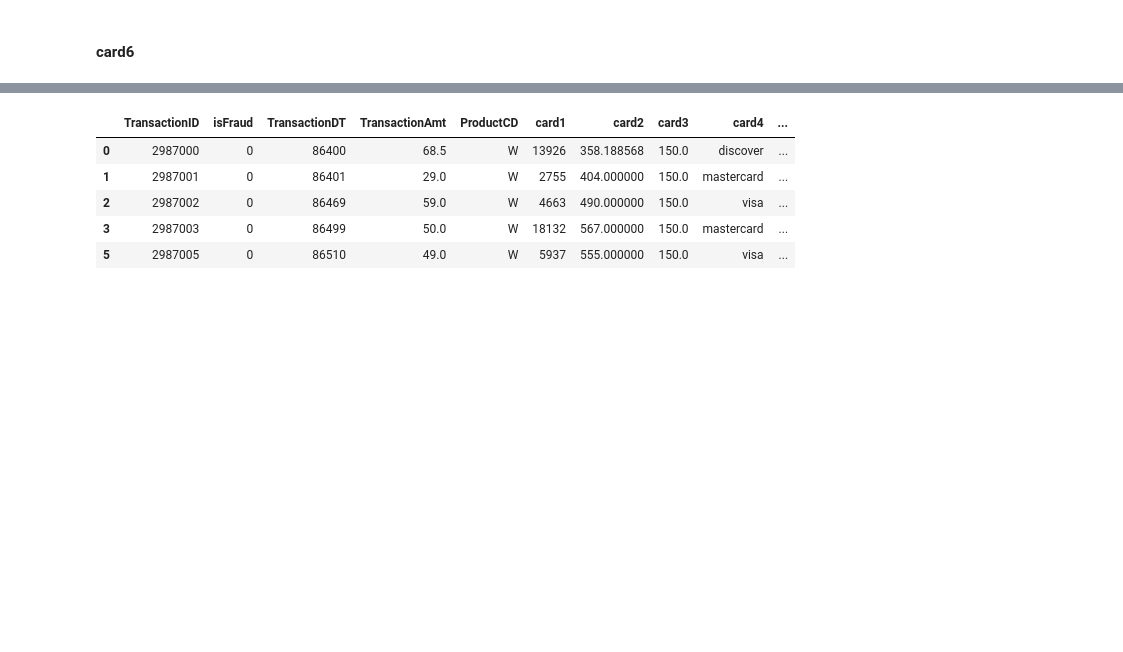
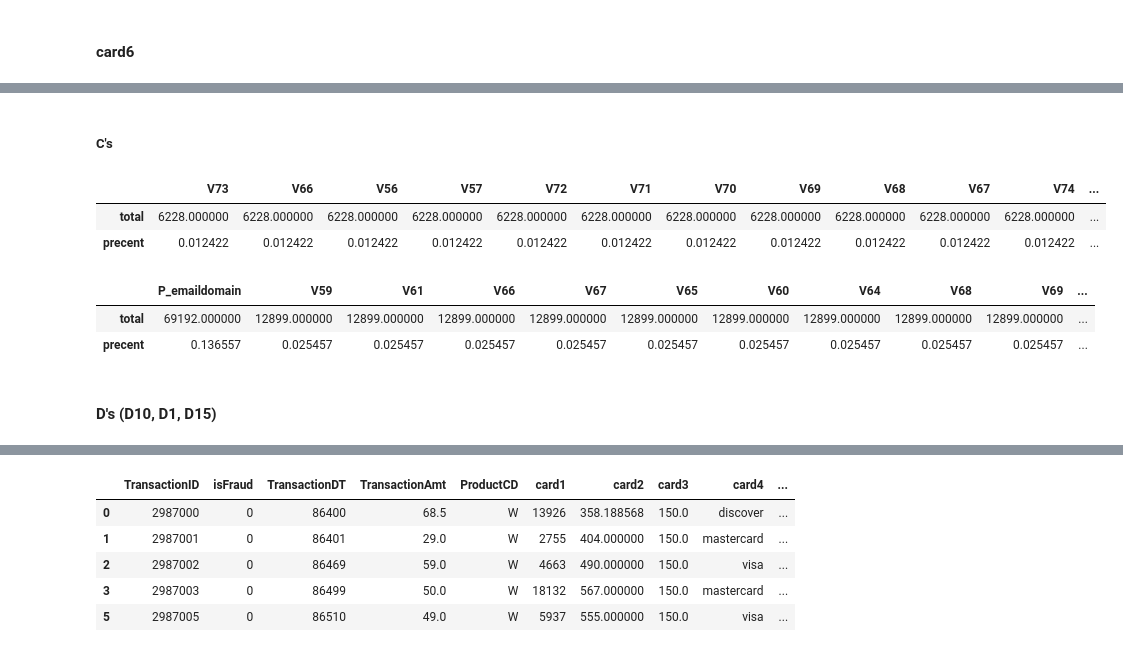
Before and after one commit to KickItLikeShika/cracking-kaggle-competitions, a Jupyter notebook: IEEE-CIS Fraud Detection/NewIEEE.ipynb, the cells around one changed output, grey strips where cells are left out. Saved outputs shown, nothing was run; the diff lists cells and outputs as text; code cells hidden in the pictures; blank space fills up the shorter version.

Commit message:
cleaning the data

```diff
--- a/IEEE-CIS Fraud Detection/NewIEEE.ipynb
+++ b/IEEE-CIS Fraud Detection/NewIEEE.ipynb
@@ -618,0 +658,19 @@ test['card5'] = test['card5'].fillna(train['card5'].mean())
+# %%
+train['card6'] = train['card6'].fillna(train['card6'].mode()[0])
+test['card6'] = test['card6'].fillna(train['card6'].mode()[0])
+# %% [markdown]
+##### C's
+# %%
+missing_data_train = getnulls(train)
+missing_data_train.T
+# %% [output]
+|  | V73 | V66 | V56 | V57 | V72 | V71 | V70 | V69 | V68 | V67 | V74 | ... |
+| total | 6228.000000 | 6228.000000 | 6228.000000 | 6228.000000 | 6228.000000 | 6228.000000 | 6228.000000 | 6228.000000 | 6228.000000 | 6228.000000 | 6228.000000 | ... |
+| precent | 0.012422 | 0.012422 | 0.012422 | 0.012422 | 0.012422 | 0.012422 | 0.012422 | 0.012422 | 0.012422 | 0.012422 | 0.012422 | ... |
+# %%
+missing_data_test = getnulls(test)
+missing_data_test.T
+# %% [output]
+|  | P_emaildomain | V59 | V61 | V66 | V67 | V65 | V60 | V64 | V68 | V69 | ... |
+| total | 69192.000000 | 12899.000000 | 12899.000000 | 12899.000000 | 12899.000000 | 12899.000000 | 12899.000000 | 12899.000000 | 12899.000000 | 12899.000000 | ... |
+| precent | 0.136557 | 0.025457 | 0.025457 | 0.025457 | 0.025457 | 0.025457 | 0.025457 | 0.025457 | 0.025457 | 0.025457 | ... |
@@ -618,0 +682,2 @@ test['card5'] = test['card5'].fillna(train['card5'].mean())
+# %% [markdown]
+#### D's (D10, D1, D15)
```
Also changed, not shown: parts of 18 cells of this notebook.
